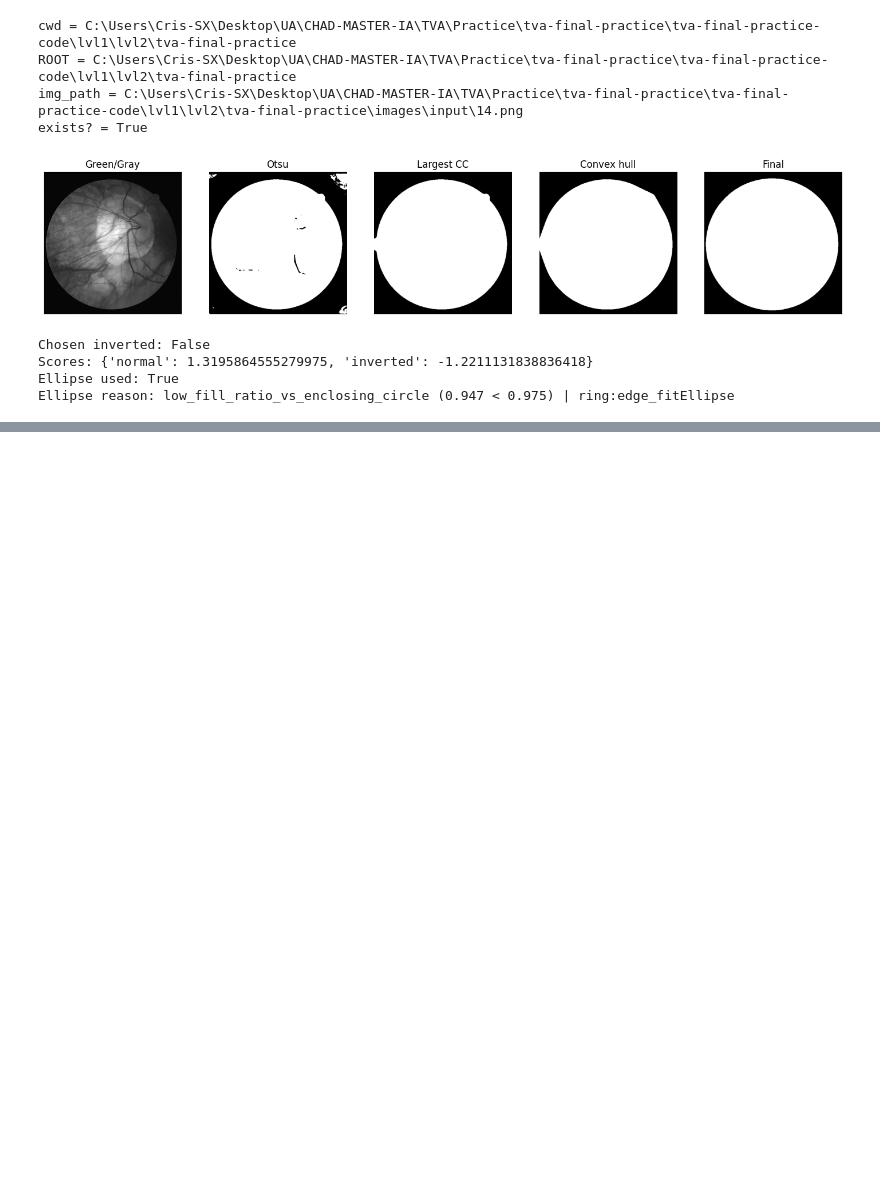
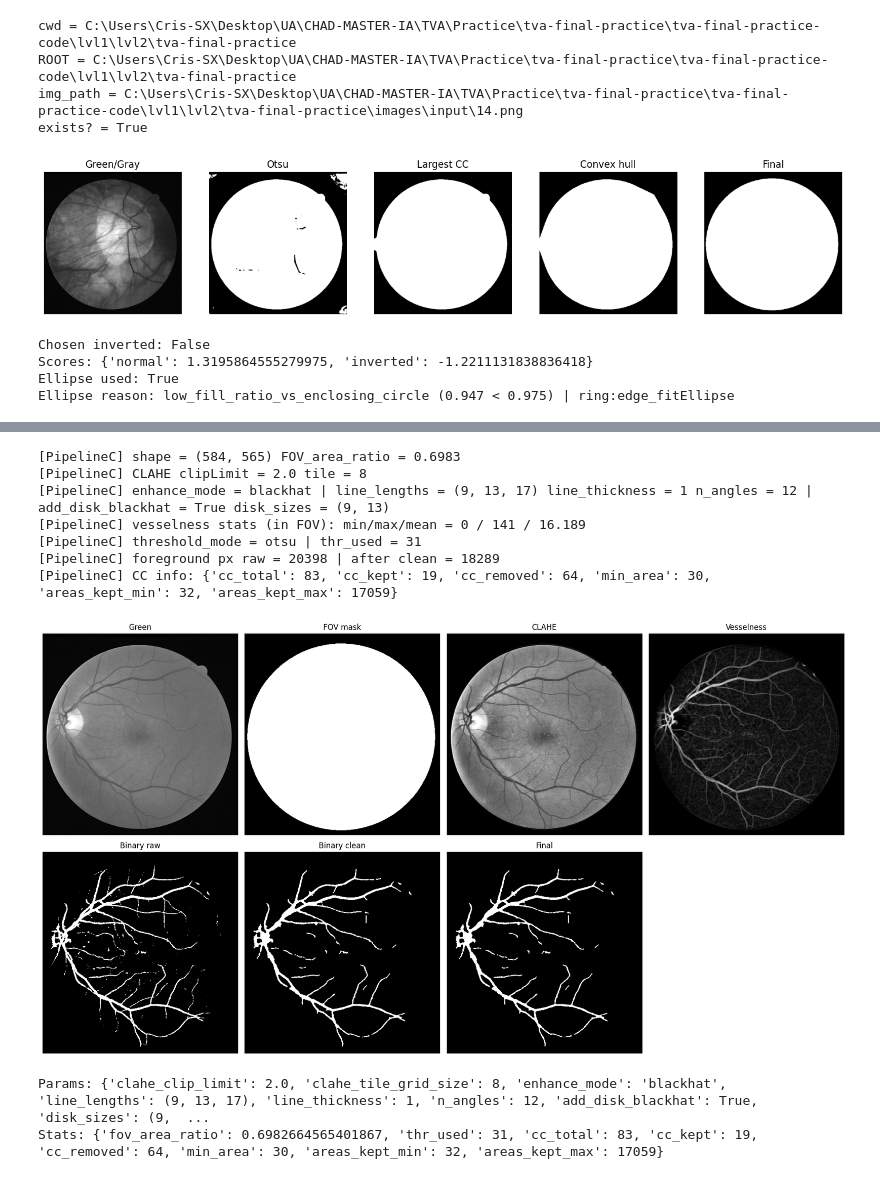
Before and after one commit to cacs2-ua/tva-final-practice, a Jupyter notebook: retina.ipynb, the cells around one changed output, grey strips where cells are left out. Saved outputs shown, nothing was run; the diff lists cells and outputs as text; code cells hidden in the pictures; blank space fills up the shorter version.

```diff
--- a/retina.ipynb
+++ b/retina.ipynb
@@ -921,0 +1707,45 @@ Ellipse reason: low_fill_ratio_vs_enclosing_circle (0.947 < 0.975) | ring:edge_f
+# %%
+from pathlib import Path
+import cv2 as cv
+from matplotlib import pyplot as plt
+
+from vessel_pipeline_c import segment_vessels_pipeline_c
+ROOT = find_project_root()
+
+img_path = ROOT / "images" / "input" / "1.png"
+img = cv.imread(str(img_path), cv.IMREAD_COLOR)
+seg, dbg = segment_vessels_pipeline_c(
+    img,
+    verbose=True,
+    return_debug=True,
+
+    # If you want to tune quickly:
+    # otsu_offset=-8,        # more sensitive
+    # min_cc_area=15,        # keep smaller fragments
+    # morph_close_ksize=7,   # connect gaps more
+)
+
+plt.figure(figsize=(18, 10))
+plt.subplot(2,4,1); plt.title("Green");        plt.imshow(dbg.green, cmap="gray"); plt.axis("off")
+plt.subplot(2,4,2); plt.title("FOV mask");     plt.imshow(dbg.fov_mask, cmap="gray"); plt.axis("off")
+plt.subplot(2,4,3); plt.title("CLAHE");        plt.imshow(dbg.clahe, cmap="gray"); plt.axis("off")
+plt.subplot(2,4,4); plt.title("Vesselness");   plt.imshow(dbg.vesselness, cmap="gray"); plt.axis("off")
+plt.subplot(2,4,5); plt.title("Binary raw");   plt.imshow(dbg.binary_raw, cmap="gray"); plt.axis("off")
+plt.subplot(2,4,6); plt.title("Binary clean"); plt.imshow(dbg.binary_clean, cmap="gray"); plt.axis("off")
+plt.subplot(2,4,7); plt.title("Final");        plt.imshow(dbg.final, cmap="gray"); plt.axis("off")
+plt.tight_layout()
+plt.show()
+
+print("Params:", dbg.params)
+print("Stats:", dbg.stats)
+# %% [output]
+[PipelineC] shape = (584, 565) FOV_area_ratio = 0.6983
+[PipelineC] CLAHE clipLimit = 2.0 tile = 8
+[PipelineC] enhance_mode = blackhat | line_lengths = (9, 13, 17) line_thickness = 1 n_angles = 12 | add_disk_blackhat = True disk_sizes = (9, 13)
+[PipelineC] vesselness stats (in FOV): min/max/mean = 0 / 141 / 16.189
+[PipelineC] threshold_mode = otsu | thr_used = 31
+[PipelineC] foreground px raw = 20398 | after clean = 18289
+[PipelineC] CC info: {'cc_total': 83, 'cc_kept': 19, 'cc_removed': 64, 'min_area': 30, 'areas_kept_min': 32, 'areas_kept_max': 17059}
+[figure, added]
+Params: {'clahe_clip_limit': 2.0, 'clahe_tile_grid_size': 8, 'enhance_mode': 'blackhat', 'line_lengths': (9, 13, 17), 'line_thickness': 1, 'n_angles': 12, 'add_disk_blackhat': True, 'disk_sizes': (9,  ...
+Stats: {'fov_area_ratio': 0.6982664565401867, 'thr_used': 31, 'cc_total': 83, 'cc_kept': 19, 'cc_removed': 64, 'min_area': 30, 'areas_kept_min': 32, 'areas_kept_max': 17059}
```
Also changed, not shown: parts of 8 cells of this notebook, 2 other files.
